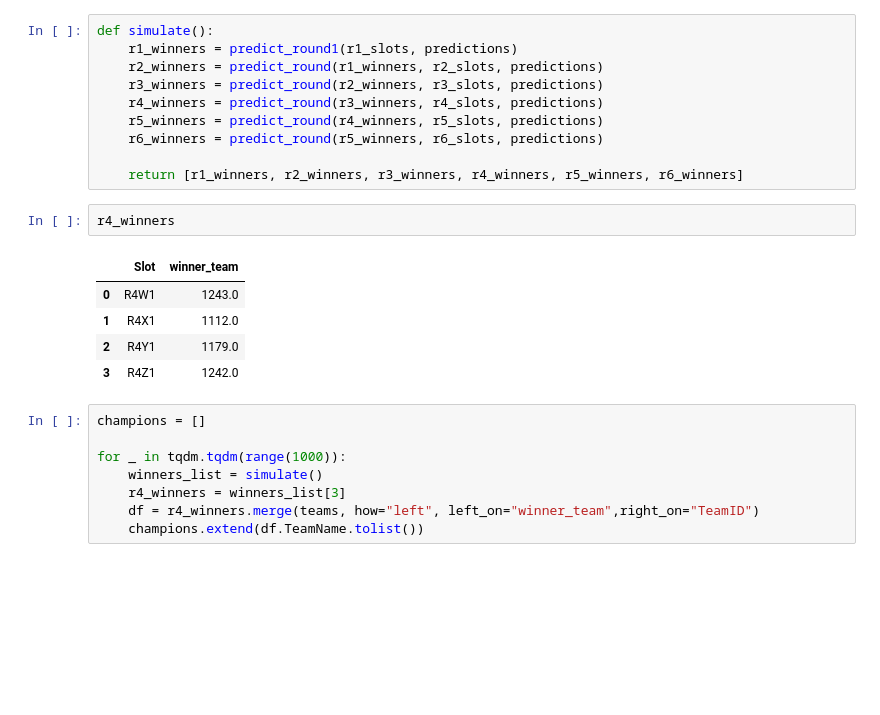
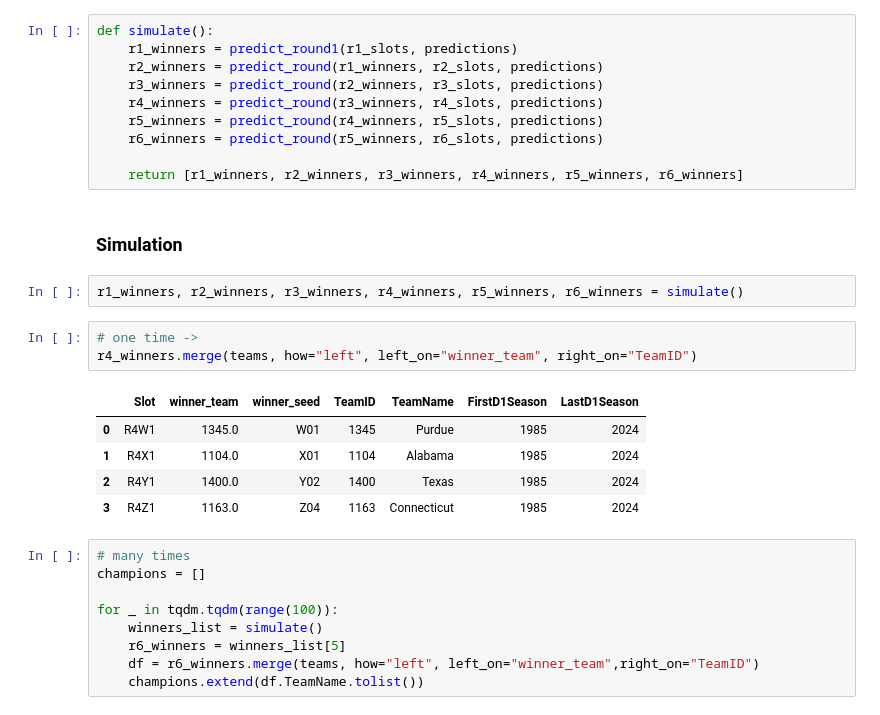
Before and after one commit to skydale23/kaggle-ncaam, a Jupyter notebook: 2024_model/development_notebooks/exploring_new_format2.ipynb, the cells around one changed output. Drawn from its saved outputs; the diff is of its cells as text; blank space fills up the shorter version.

```diff
--- a/2024_model/development_notebooks/exploring_new_format2.ipynb
+++ b/2024_model/development_notebooks/exploring_new_format2.ipynb
@@ -103,19 +106,25 @@ def simulate():
     r6_winners = predict_round(r5_winners, r6_slots, predictions)
 
     return [r1_winners, r2_winners, r3_winners, r4_winners, r5_winners, r6_winners]
-# %%
-r4_winners
-# %% [output]
-|  | Slot | winner_team |
-| 0 | R4W1 | 1243.0 |
-| 1 | R4X1 | 1112.0 |
-| 2 | R4Y1 | 1179.0 |
-| 3 | R4Z1 | 1242.0 |
+# %% [markdown]
+### Simulation
+# %%
+r1_winners, r2_winners, r3_winners, r4_winners, r5_winners, r6_winners = simulate()
+# %%
+# one time ->
+r4_winners.merge(teams, how="left", left_on="winner_team", right_on="TeamID")
+# %% [output]
+|  | Slot | winner_team | winner_seed | TeamID | TeamName | FirstD1Season | LastD1Season |
+| 0 | R4W1 | 1345.0 | W01 | 1345 | Purdue | 1985 | 2024 |
+| 1 | R4X1 | 1104.0 | X01 | 1104 | Alabama | 1985 | 2024 |
+| 2 | R4Y1 | 1400.0 | Y02 | 1400 | Texas | 1985 | 2024 |
+| 3 | R4Z1 | 1163.0 | Z04 | 1163 | Connecticut | 1985 | 2024 |
 # %%
+# many times
 champions = []
 
-for _ in tqdm.tqdm(range(1000)):
+for _ in tqdm.tqdm(range(100)):
     winners_list = simulate()
-    r4_winners = winners_list[3]
-    df = r4_winners.merge(teams, how="left", left_on="winner_team",right_on="TeamID")
+    r6_winners = winners_list[5]
+    df = r6_winners.merge(teams, how="left", left_on="winner_team",right_on="TeamID")
     champions.extend(df.TeamName.tolist())
```
Also changed, not shown: parts of 10 cells of this notebook, 8 other files.
